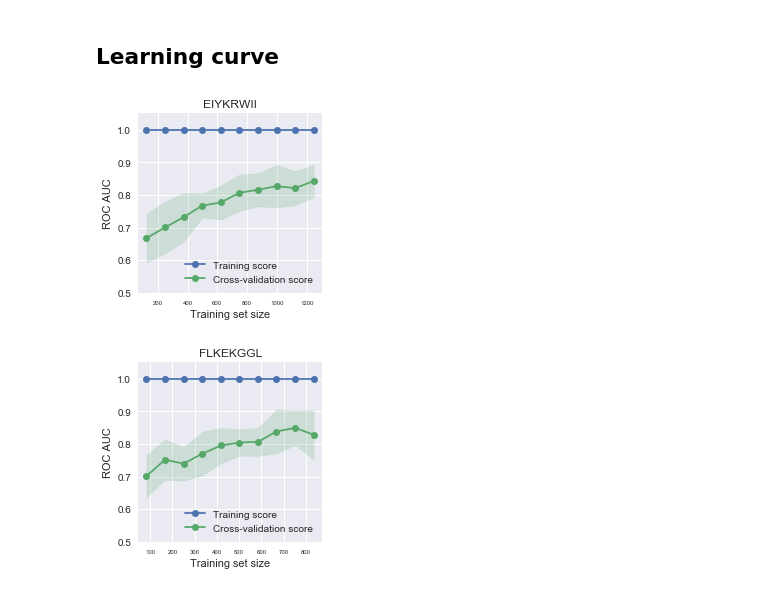
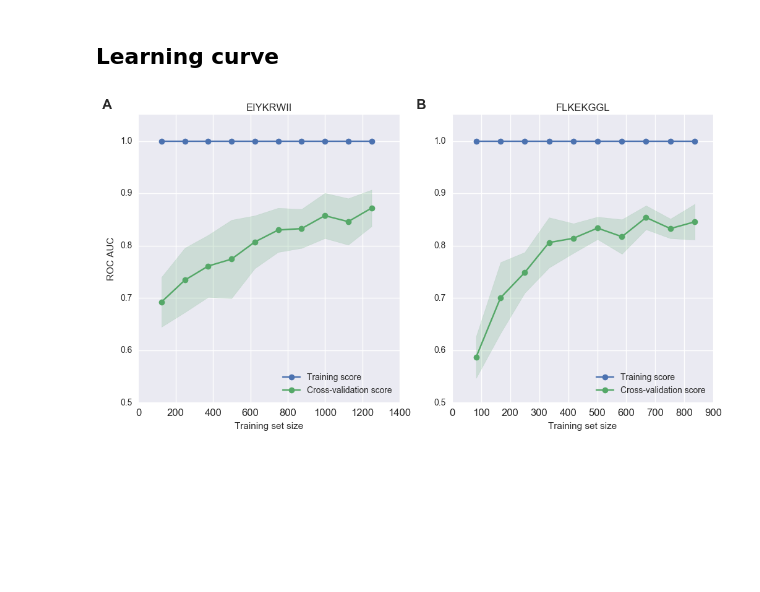
Before and after one commit to bittremieux/TCR-Classifier, a Jupyter notebook: tcr_classifier_v2.ipynb, the cells around one changed output. Drawn from its saved outputs; the diff is of its cells as text; code cells hidden in the pictures; blank space fills up the shorter version.

```diff
--- a/tcr_classifier_v2.ipynb
+++ b/tcr_classifier_v2.ipynb
@@ -80,7 +81,7 @@ def gene_to_family(gene):
     """
     gene_str = str(gene)
     if gene_str == 'unresolved':
-        return gene_string
+        return gene_str
     else:
         return gene_str.split('-')[0].zfill(2)
 
@@ -97,13 +98,13 @@ def encode_gene(gene):
 
     Returns:
         The family and gene name as a string of length 2 separated by a dash if both are known, otherwise
-        only the family name as a string of length 2, or 'unresolved'.
+        'unresolved'.
     """
     gene_str = str(gene)
-    if gene_str == 'unresolved':
-        return gene_str
+    if '-' in gene_str:
+        return '-'.join(g.zfill(2) for g in gene_str.split('-'))
     else:
-        return '-'.join(g.zfill(2) for g in gene_str.split('-'))
+        return 'unresolved'
 # %%
 # read peptide data
 peptide_data = pd.read_csv('data.csv')
@@ -602,30 +617,37 @@ for peptide in classes:
 
     learning_curve_stats.append((peptide, train_sizes, train_scores_mean, train_scores_std, test_scores_mean, test_scores_std))
 # %%
+f, axarr = plt.subplots(1, 2, figsize=(12, 6))
+cnt = 0
+
 for peptide, train_sizes, train_scores_mean, train_scores_std, test_scores_mean, test_scores_std in learning_curve_stats:
+
     # plot the learning curve
-    plt.figure(figsize=(width, height))
+    axarr[0+cnt].fill_between(train_sizes, train_scores_mean - train_scores_std,
+                     train_scores_mean + train_scores_std, alpha=0.2, color=sns.color_palette()[0])
+    axarr[0+cnt].plot(train_sizes, train_scores_mean, 'o-', label='Training score')
 
-    plt.fill_between(train_sizes, train_scores_mean - train_scores_std,
-                     train_scores_mean + train_scores_std, alpha=0.2, color=sns.color_palette()[0])
-    plt.plot(train_sizes, train_scores_mean, 'o-', label='Training score')
+    axarr[0+cnt].fill_between(train_sizes, test_scores_mean - test_scores_std,
+                     test_scores_mean + test_scores_std, alpha=0.2, color=sns.color_palette()[1])
+    axarr[0+cnt].plot(train_sizes, test_scores_mean, 'o-', label='Cross-validation score')
 
-    plt.fill_between(train_sizes, test_scores_mean - test_scores_std,
-                     test_scores_mean + test_scores_std, alpha=0.2, color=sns.color_palette()[1])
-    plt.plot(train_sizes, test_scores_mean, 'o-', label='Cross-validation score')
+    axarr[0+cnt].set_title(peptide)
 
-    plt.title(peptide)
+    axarr[0+cnt].set_xlabel('Training set size')
+    if cnt == 0:
+        axarr[0+cnt].set_ylabel('ROC AUC')
 
-    plt.xlabel('Training set size')
-    plt.ylabel('ROC AUC')
+    axarr[0+cnt].set_ylim(0.5, 1.05)
 
-    plt.ylim(0.5, 1.05)
+    axarr[0+cnt].legend(loc='lower right')
 
-    plt.legend(loc='lower right')
+    axarr[0+cnt].annotate(string.ascii_uppercase[cnt], xy=(-0.1,1.1), xycoords='axes fraction', fontsize=16,
+                          xytext=(0, -15), textcoords='offset points', weight='bold',
+                          ha='right', va='top')
+    cnt += 1
 
-    plt.savefig('learning_curve_{}_many.pdf'.format(peptide), bbox_inches='tight', dpi=600)
-    plt.show()
-    plt.close()
+plt.savefig('learning_curve_many.pdf'.format(peptide), bbox_inches='tight', dpi=600)
+plt.show()
+plt.close()
 # %% [output]
-[figure, old version]
+[figure, new version]
-[figure, removed]
```
Also changed, not shown: parts of 6 cells of this notebook.
